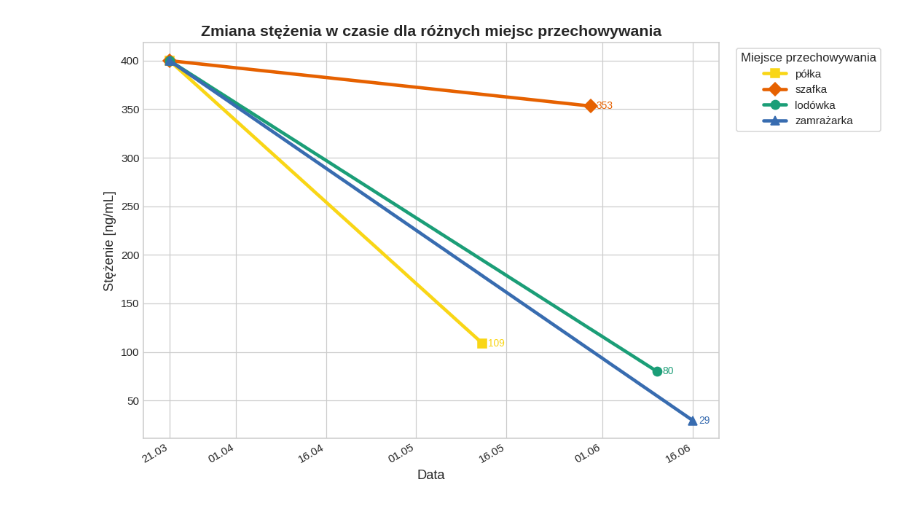
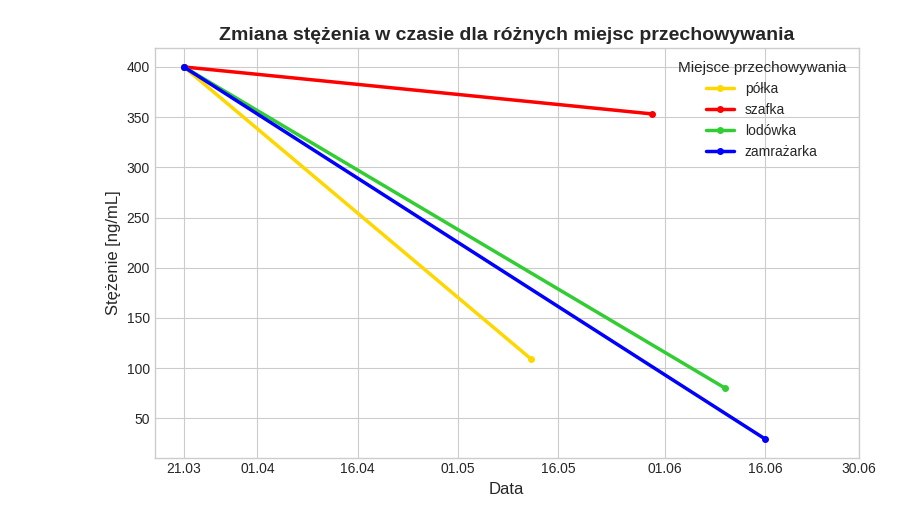
Before and after one commit to Teczka-user/ShareSpace, a Jupyter notebook: plot.ipynb, the cells around one changed output. Saved outputs shown, nothing was run; the diff lists cells and outputs as text; code cells hidden in the pictures.

```diff
--- a/plot.ipynb
+++ b/plot.ipynb
@@ -32,111 +32,53 @@ ticks.sort()                    # keep chronological order
 import matplotlib.pyplot as plt
 import matplotlib.dates as mdates
 from datetime import datetime
-import matplotlib as mpl
-import os
 
-# ───────────────────────────────────────────────────────────────────────────────
-# 1)  DATA
-# ───────────────────────────────────────────────────────────────────────────────
 records = [
     ("półka",      "21.03.2025", 400),
     ("półka",      "12.05.2025", 108.92),
     ("szafka",     "21.03.2025", 400),
     ("szafka",     "30.05.2025", 353.25),
     ("lodówka",    "21.03.2025", 400),
     ("lodówka",    "10.06.2025", 80.13),
     ("zamrażarka", "21.03.2025", 400),
     ("zamrażarka", "16.06.2025", 29.41),
 ]
 
 data_by_place = {}
 for place, date_str, value in records:
     dt = datetime.strptime(date_str, "%d.%m.%Y")
     data_by_place.setdefault(place, []).append((dt, value))
 
-# ───────────────────────────────────────────────────────────────────────────────
-# 2)  STYLE TWEAKS
-# ───────────────────────────────────────────────────────────────────────────────
-plt.style.use("seaborn-v0_8-whitegrid")      # clean, publication-friendly look
-mpl.rcParams.update({
-    "axes.titlesize": 14,
-    "axes.titleweight": "bold",
-    "axes.labelsize": 12,
-    "legend.title_fontsize": 11,
-    "legend.fontsize": 10,
-})
 
-palette = {       # colour-blind–friendly colours
-    "półka":       "#F9D616",
-    "szafka":      "#E66100",
-    "lodówka":     "#1B9E77",
-    "zamrażarka":  "#386CB0",
-}
-
-marker_styles = {   # different marker for each line
-    "półka": "s",          # square
-    "szafka": "D",         # diamond
-    "lodówka": "o",        # circle
-    "zamrażarka": "^",     # triangle up
-}
-
-# ───────────────────────────────────────────────────────────────────────────────
-# 3)  PLOT
-# ───────────────────────────────────────────────────────────────────────────────
-fig, ax = plt.subplots(figsize=(10, 6), dpi=110)
+plt.figure(figsize=(8, 5))
 
 for place, pairs in data_by_place.items():
     pairs.sort(key=lambda x: x[0])
     dates, values = zip(*pairs)
-    ax.plot(
+    plt.plot(
         dates, values,
+        marker=marker,
+        linewidth=linewidth,
         label=place,
-        marker=marker_styles[place],
-        markersize=8,
-        linewidth=3,
-        color=palette[place],
+        markersize=markersize,
+        color=colors.get(place)           # default colour if not in dict
     )
-    # annotate last point with value
-    last_date, last_val = pairs[-1]
-    ax.annotate(f"{last_val:.0f}",
-                (last_date, last_val),
-                xytext=(5, 0), textcoords="offset points",
-                va="center", fontsize=9, color=palette[place])
 
-ax.set_xlabel("Data")
-ax.set_ylabel("Stężenie [ng/mL]")
-ax.set_title("Zmiana stężenia w czasie dla różnych miejsc przechowywania")
+plt.xlabel("Data")
+plt.ylabel("Stężenie [ng/mL]")
+plt.title("Zmiana stężenia w czasie dla różnych miejsc przechowywania")
+plt.legend(title="Miejsce przechowywania", loc='upper right')
+plt.grid(True)
 
-# custom ticks (21 Mar + 1st & 16th)
-ticks = [
-    datetime(2025, 3, 21),
-    datetime(2025, 4, 1), datetime(2025, 4, 16),
-    datetime(2025, 5, 1), datetime(2025, 5, 16),
-    datetime(2025, 6, 1), datetime(2025, 6, 16),
-]
-ax.set_xticks(ticks)
+ax = plt.gca()
+ax.set_xticks(ticks) # type: ignore
 ax.xaxis.set_major_formatter(mdates.DateFormatter("%d.%m"))
-fig.autofmt_xdate()     # tilt labels for readability
 
-# legend just outside the axes
-ax.legend(
-    title="Miejsce przechowywania",
-    loc="upper left",
-    bbox_to_anchor=(1.02, 1),
-    frameon=True
-)
-
-fig.tight_layout()
-
-# ───────────────────────────────────────────────────────────────────────────────
-# 4)  SAVE + SHOW
-# ───────────────────────────────────────────────────────────────────────────────
-os.makedirs("images", exist_ok=True)
-fig.savefig("images/Stezenie1_pretty.png", bbox_inches="tight", dpi=300)
-
+plt.tight_layout()
+plt.savefig("images/Stezenie-1-400ng.png")
 plt.show()
 # %% [output]
-[figure, old version]
+[figure, new version]
 # %%
 records = [
     ("półka",      "21.03.2025", 400),
```
Also changed, not shown: parts of 11 cells of this notebook, 12 other files.
